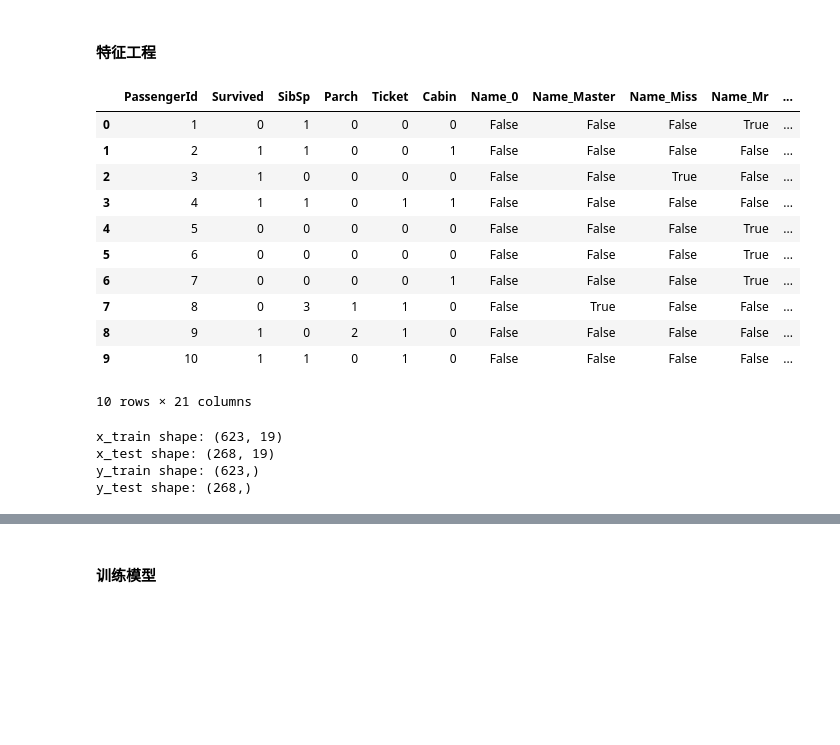
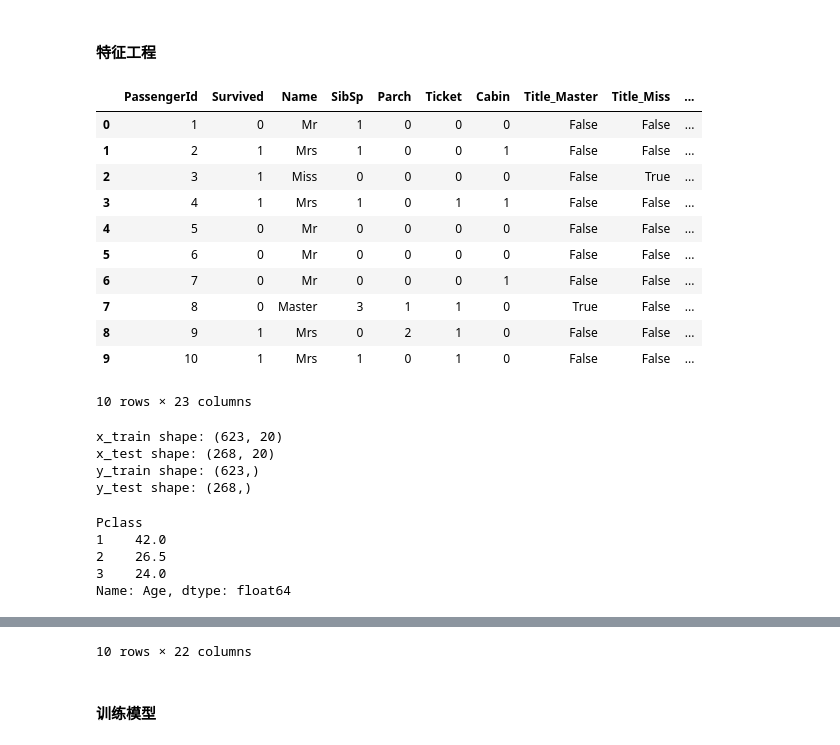
Before and after one commit to baqiyansheng/Titanic, a Jupyter notebook: src/titanic.ipynb, the cells around one changed output, grey strips where cells are left out. Drawn from its saved outputs; the diff is of its cells as text; code cells hidden in the pictures; blank space fills up the shorter version.

```diff
--- a/src/titanic.ipynb
+++ b/src/titanic.ipynb
@@ -97,6 +134,6 @@ def fill_age(data):
 # %%
 import csv
-def data_process(data,type=2):
+def data_process(data,type=1):
     # 缺失的登船地点直接用众数填充
     data['Embarked'].fillna(data['Embarked'].mode()[0], inplace=True)
 
@@ -115,6 +152,8 @@ def data_process(data,type=2):
         # 用随机森林模型填充Age缺失值
         fill_age(data)
 
+    # 添加title属性
+    add_title(data)
 
     # # 船舱号缺失值过多，只考虑有无船舱号
     data['Cabin'].fillna(0, inplace=True)
@@ -235,22 +280,35 @@ train.drop(['Age_cut', 'Fare_cut'], axis=1, inplace=True)
 # %%
 import sklearn.preprocessing as preprocessing
 # 特征因子化, one-hot 编码
-def set_numeralization(data):
+def set_numeralization(data,type = 0):
     # 针对定类性属性进行因子化，分别有Embarked,Sex,Pclass
     dummies_Embarked = pd.get_dummies(data['Embarked'], prefix='Embarked')
     dummies_Sex = pd.get_dummies(data['Sex'], prefix='Sex')
     dummies_Pclass = pd.get_dummies(data['Pclass'], prefix='Pclass')
+
     # 将 Name 转为数值型，保留人数大于 10 的称谓
     name = data['Name'].value_counts()
     name = name[name > 10].index
     data.loc[~data['Name'].isin(name), 'Name'] = 0
     dummies_Name = pd.get_dummies(data['Name'], prefix='Name')
 
-    # 将新的属性拼合
-    df = pd.concat([data, dummies_Name, dummies_Embarked, dummies_Sex, dummies_Pclass], axis=1)
-    # 将旧的属性剔除
-    df.drop(['Name', 'Pclass', 'Sex', 'Embarked'], axis=1, inplace=True)
-    return df
+    # 将Title转为数值型
+    name = data['Name'].value_counts()
+    name = name.index
+    dummies_Title = pd.get_dummies(data['Title'], prefix='Title')
+
+    if(type):
+        # 将新的属性拼合
+        df = pd.concat([data, dummies_Name, dummies_Embarked, dummies_Sex, dummies_Pclass], axis=1)
+        # 将旧的属性剔除
+        df.drop(['Name', 'Pclass', 'Sex', 'Embarked','Title'], axis=1, inplace=True)
+        return df
+    else:
+        # 将新的属性拼合
+        df = pd.concat([data, dummies_Title, dummies_Embarked, dummies_Sex, dummies_Pclass], axis=1)
+        # 将旧的属性剔除
+        df.drop(['Title', 'Pclass', 'Sex', 'Embarked','Title'], axis=1, inplace=True)
+        return df
 
 # 特征归一化
 def set_normalization(df):
@@ -298,48 +356,54 @@ def set_planarization(data):
                     flag = 1
                     data.loc[j,'Ticket'] = flag
         data.loc[i,'Ticket'] = flag
     return data
 
 # 特征工程
+
 train = set_planarization(train)
 train = set_numeralization(train)
 train = set_normalization(train)
 display(train.head(10))
 # 划分训练集和验证集
 from sklearn.model_selection import train_test_split
-x_train, x_test, y_train, y_test = train_test_split(train.drop(['PassengerId', 'Survived'], axis=1), train['Survived'], test_size=0.3, random_state=42)
+x_train, x_test, y_train, y_test = train_test_split(train.drop(['PassengerId', 'Survived','Name'], axis=1), train['Survived'], test_size=0.3, random_state=42)
 print("x_train shape:", x_train.shape)
 print("x_test shape:", x_test.shape)
 print("y_train shape:", y_train.shape)
 print("y_test shape:", y_test.shape)
 
 # 测试集
 # 读取测试集
 test = pd.read_csv("../data/test.csv")
 # 数据预处理
 test = data_process(test)
 # 有个坑，测试集中 Fare 有一个缺失值，用对应 Pclass 的中位数填充
 test['Fare'].fillna(test.groupby('Pclass')['Fare'].transform('median'), inplace=True)
 # 特征工程
 test = set_planarization(test)
 test = set_numeralization(test)
 test = set_normalization(test)
 display(test.head(10))
-x_exam = test.drop(['PassengerId'], axis=1)
+x_exam = test.drop(['PassengerId','Name'], axis=1)
 # %% [output]
-|  | PassengerId | Survived | SibSp | Parch | Ticket | Cabin | Name_0 | Name_Master | Name_Miss | Name_Mr | ... |
-| 0 | 1 | 0 | 1 | 0 | 0 | 0 | False | False | False | True | ... |
-| 1 | 2 | 1 | 1 | 0 | 0 | 1 | False | False | False | False | ... |
-| 2 | 3 | 1 | 0 | 0 | 0 | 0 | False | False | True | False | ... |
-| 3 | 4 | 1 | 1 | 0 | 1 | 1 | False | False | False | False | ... |
-| 4 | 5 | 0 | 0 | 0 | 0 | 0 | False | False | False | True | ... |
-| 5 | 6 | 0 | 0 | 0 | 0 | 0 | False | False | False | True | ... |
-| 6 | 7 | 0 | 0 | 0 | 0 | 1 | False | False | False | True | ... |
-| 7 | 8 | 0 | 3 | 1 | 1 | 0 | False | True | False | False | ... |
-| 8 | 9 | 1 | 0 | 2 | 1 | 0 | False | False | False | False | ... |
-| 9 | 10 | 1 | 1 | 0 | 1 | 0 | False | False | False | False | ... |
+|  | PassengerId | Survived | Name | SibSp | Parch | Ticket | Cabin | Title_Master | Title_Miss | ... |
+| 0 | 1 | 0 | Mr | 1 | 0 | 0 | 0 | False | False | ... |
+| 1 | 2 | 1 | Mrs | 1 | 0 | 0 | 1 | False | False | ... |
+| 2 | 3 | 1 | Miss | 0 | 0 | 0 | 0 | False | True | ... |
+| 3 | 4 | 1 | Mrs | 1 | 0 | 1 | 1 | False | False | ... |
+| 4 | 5 | 0 | Mr | 0 | 0 | 0 | 0 | False | False | ... |
+| 5 | 6 | 0 | Mr | 0 | 0 | 0 | 0 | False | False | ... |
+| 6 | 7 | 0 | Mr | 0 | 0 | 0 | 1 | False | False | ... |
+| 7 | 8 | 0 | Master | 3 | 1 | 1 | 0 | True | False | ... |
+| 8 | 9 | 1 | Mrs | 0 | 2 | 1 | 0 | False | False | ... |
+| 9 | 10 | 1 | Mrs | 1 | 0 | 1 | 0 | False | False | ... |
-10 rows × 21 columns
+10 rows × 23 columns
-x_train shape: (623, 19)
-x_test shape: (268, 19)
+x_train shape: (623, 20)
+x_test shape: (268, 20)
 y_train shape: (623,)
 y_test shape: (268,)
+Pclass
+1    42.0
+2    26.5
+3    24.0
+Name: Age, dtype: float64
@@ -357,3 +421,4 @@ y_test shape: (268,)
+10 rows × 22 columns
 # %% [markdown]
 #### 训练模型
 # %% [markdown]
```
Also changed, not shown: parts of 11 cells of this notebook, 11 other files.
